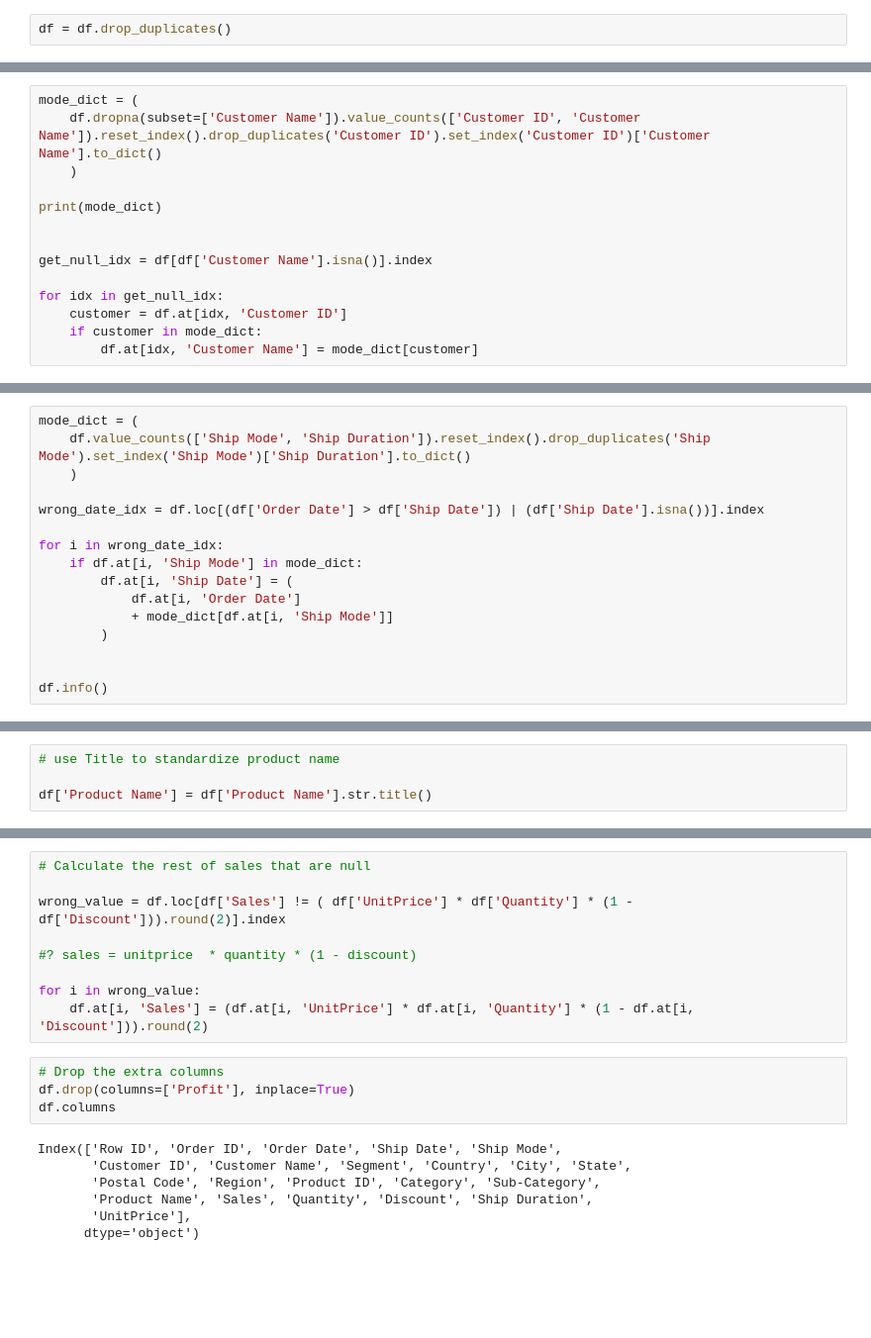
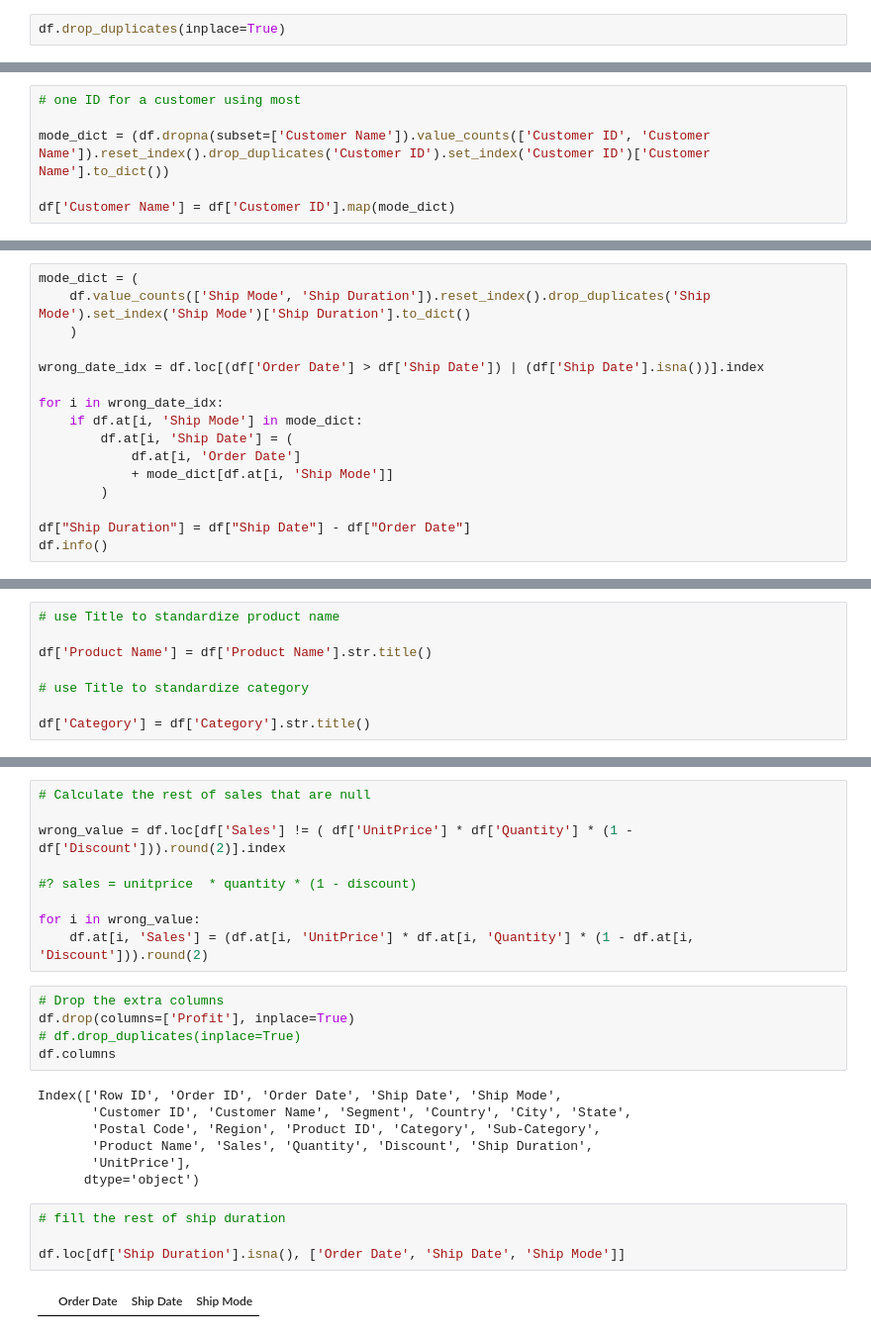
Before and after one commit to ikara-py/DataStore360, a Jupyter notebook: notebooks/03_cleaning.ipynb, the cells around one changed output, grey strips where cells are left out. Shown at 99% size. Cells and saved outputs as stored; diff of their text form; blank space fills up the shorter version.

```diff
--- a/notebooks/03_cleaning.ipynb
+++ b/notebooks/03_cleaning.ipynb
@@ -26,7 +26,7 @@ Data columns (total 21 columns):
 dtypes: float64(4), int64(1), object(16)
 memory usage: 1.6+ MB
 # %%
-df = df.drop_duplicates()
+df.drop_duplicates(inplace=True)
 # %%
 df[df.duplicated()]
 # %% [output]
@@ -138,16 +138,8 @@ df[df['Customer Name'].isna()]
 | 10062 | 4962 | CA-2014-156587 | 3/7/2014 | 3/8/2014 | First Class | AB-10015 | NaN | Consumer | United States | ... |
 317 rows × 21 columns
 # %%
-mode_dict = (
-    df.dropna(subset=['Customer Name']).value_counts(['Customer ID', 'Customer Name']).reset_index().drop_duplicates('Customer ID').set_index('Customer ID')['Customer Name'].to_dict()
-    )
+# one ID for a customer using most
 
-print(mode_dict)
+mode_dict = (df.dropna(subset=['Customer Name']).value_counts(['Customer ID', 'Customer Name']).reset_index().drop_duplicates('Customer ID').set_index('Customer ID')['Customer Name'].to_dict())
 
-
-get_null_idx = df[df['Customer Name'].isna()].index
-
-for idx in get_null_idx:
-    customer = df.at[idx, 'Customer ID']
-    if customer in mode_dict:
-        df.at[idx, 'Customer Name'] = mode_dict[customer]
+df['Customer Name'] = df['Customer ID'].map(mode_dict)
@@ -272,7 +242,7 @@ for i in wrong_date_idx:
             + mode_dict[df.at[i, 'Ship Mode']]
         )
 
-
+df["Ship Duration"] = df["Ship Date"] - df["Order Date"]
 df.info()
 # %% [output]
 <class 'pandas.core.frame.DataFrame'>
@@ -316,6 +286,10 @@ Name: count, dtype: int64
 # use Title to standardize product name
 
 df['Product Name'] = df['Product Name'].str.title()
+
+# use Title to standardize category
+
+df['Category'] = df['Category'].str.title()
 # %%
 # group by product name and sotre them in dic
 
@@ -445,6 +419,7 @@ for i in wrong_value:
 # %%
 # Drop the extra columns
 df.drop(columns=['Profit'], inplace=True)
+# df.drop_duplicates(inplace=True)
 df.columns
 # %% [output]
 Index(['Row ID', 'Order ID', 'Order Date', 'Ship Date', 'Ship Mode',
@@ -453,6 +428,12 @@ Index(['Row ID', 'Order ID', 'Order Date', 'Ship Date', 'Ship Mode',
        'Product Name', 'Sales', 'Quantity', 'Discount', 'Ship Duration',
        'UnitPrice'],
       dtype='object')
+# %%
+# fill the rest of ship duration
+
+df.loc[df['Ship Duration'].isna(), ['Order Date', 'Ship Date', 'Ship Mode']]
+# %% [output]
+|  | Order Date | Ship Date | Ship Mode |
 # %%
 
 df['Quantity'] = df['Quantity'].astype(int)
```
Also changed, not shown: parts of 7 cells of this notebook, 1 other file.
